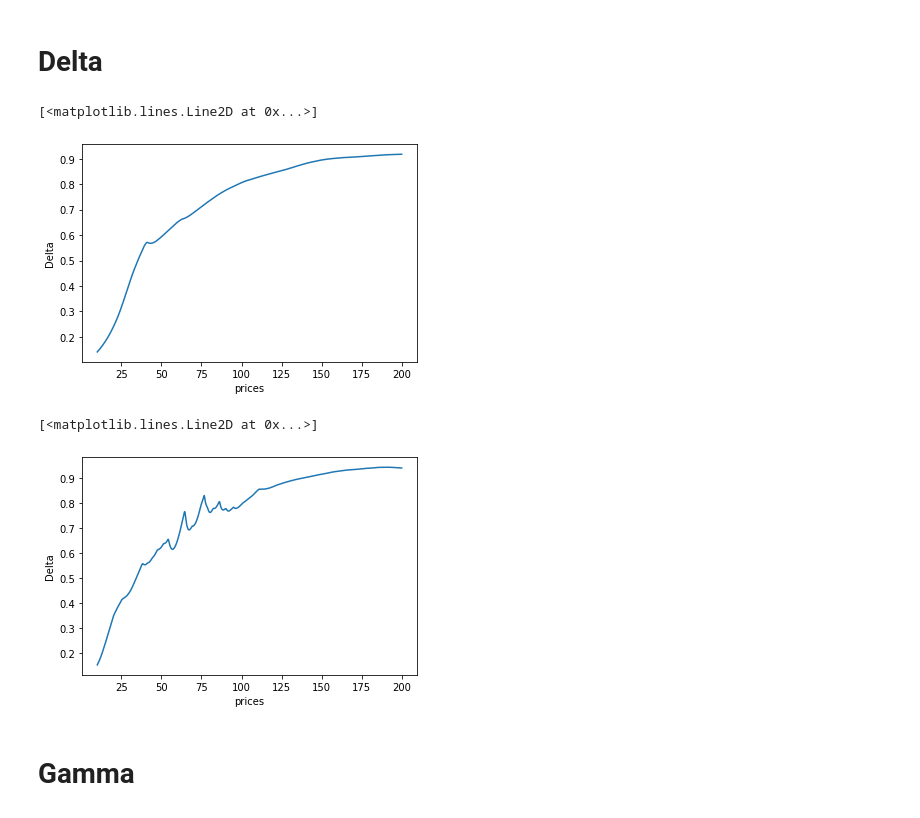
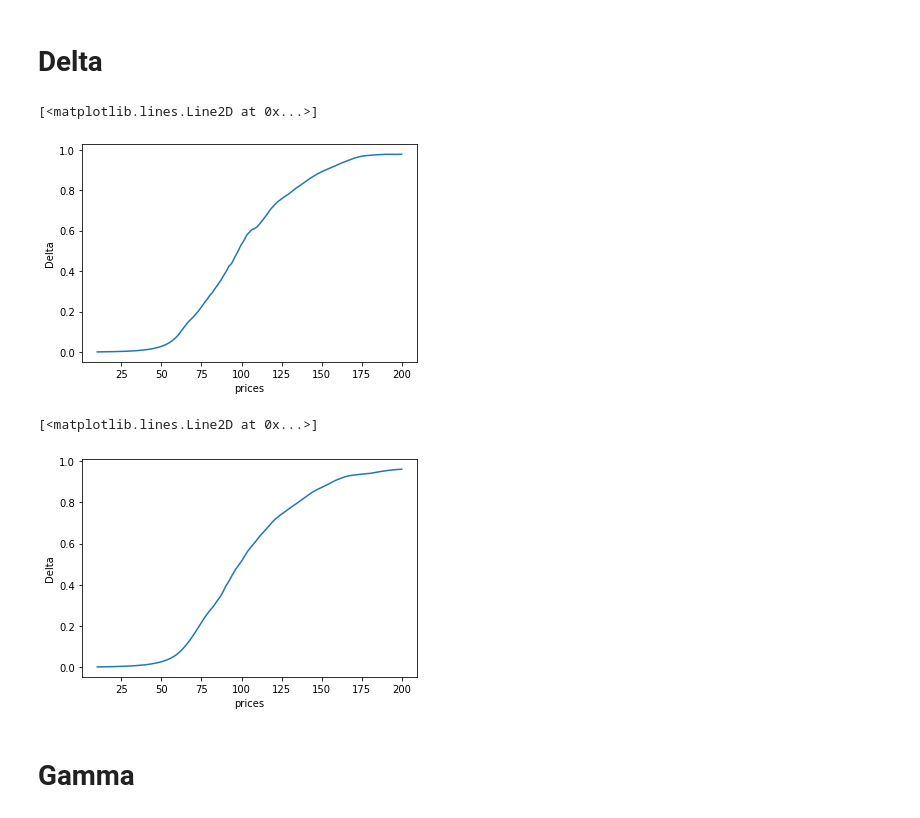
Before and after one commit to xinyanz-erin/Applied-Finance-Project, a Jupyter notebook: From Colab/European_Call.ipynb, the cells around one changed output. Cells and saved outputs as stored; diff of their text form; code cells hidden in the pictures.

```diff
--- a/From Colab/European_Call.ipynb
+++ b/From Colab/European_Call.ipynb
@@ -376,7 +368,7 @@ class Net(nn.Module):
         self.fc5 = nn.Linear(hidden, hidden)
         self.fc6 = nn.Linear(hidden, 1)
         self.register_buffer('norm',
-                             torch.tensor([10, 200.0, 200.0, 0.4, 0.2, 0.2]*1)) # don't use numpy here - will give error later
+                             torch.tensor([1.0, 150.0, 150.0, 0.4, 0.2, 0.2]*1)) # don't use numpy here - will give error later
 
     def forward(self, x):
         # normalize the parameter to range [0-1]
@@ -484,8 +479,8 @@ drive.mount('/content/drive')
 Mounted at /content/drive
 # %%
 import torch
-model_save_name = 'EuCall_1_5.pth'
-path = F"/content/drive/MyDrive/AFP/Save_Models/{model_save_name}"
+model_save_name = 'EuCall2_const_T_1_3.pth'
+path = F"/content/drive/MyDrive/AFP Project/PUI/{model_save_name}"
 state_dict = torch.load(path)
 print(state_dict.keys())
 # %% [output]
@@ -612,7 +605,7 @@ import pylab
 import numpy as np
 def compute_delta(S):
     # inputs = torch.tensor([[110.0, 0.0, S, 0.35, 0.1, 0.05] + ([110.0, 0.0, 110.0, 0.35, 0.1, 0.05]*2)]).cuda()
-    inputs = torch.tensor([[10, 110.0, S, 0.35, 0.1, 0.05]]).cuda()
+    inputs = torch.tensor([[1, 110.0, S, 0.35, 0.1, 0.05]]).cuda()
     inputs.requires_grad = True
     x = model(inputs.float())
     #x = model(inputs)
@@ -629,30 +622,30 @@ pylab.ylabel('Delta')
 fig
 # %% [output]
 [<matplotlib.lines.Line2D at 0x...>]
-[figure, old version]
+[figure, new version]
 # %%
 ## Using Finite Difference, Change only 1 S0 at a time
 %matplotlib inline
 import numpy as np
 def compute_delta(S):
     epsilon = 0.5
     #inputs1 = torch.tensor([[110.0, 0.0, S, 0.35, 0.1, 0.05] + ([110.0, 0.0, 110.0, 0.35, 0.1, 0.05]*2)]).cuda()
     #inputs2 = torch.tensor([[110.0, 0.0, S + epsilon, 0.35, 0.1, 0.05] + ([110.0, 0.0, 110.0, 0.35, 0.1, 0.05]*2)]).cuda()
-    inputs1 = torch.tensor([10, 110, S, 0.35, 0.1, 0.05]).cuda()
-    inputs2 = torch.tensor([10, 110, S + epsilon, 0.35, 0.1, 0.05]).cuda()
+    inputs1 = torch.tensor([1, 110, S, 0.35, 0.1, 0.05]).cuda()
+    inputs2 = torch.tensor([1, 110, S + epsilon, 0.35, 0.1, 0.05]).cuda()
     delta = (model(inputs2.float()) - model(inputs1.float()))/epsilon
     return delta
 prices = np.arange(10, 200, 0.1)
 deltas = []
 for p in prices:
     deltas.append(compute_delta(p).item())
 fig = pylab.plot(prices, deltas)
 pylab.xlabel('prices')
 pylab.ylabel('Delta')
 fig
 # %% [output]
 [<matplotlib.lines.Line2D at 0x...>]
-[figure, old version]
+[figure, new version]
 # %%
 compute_delta(110)
 # %%
```
Also changed, not shown: parts of 7 cells of this notebook.
